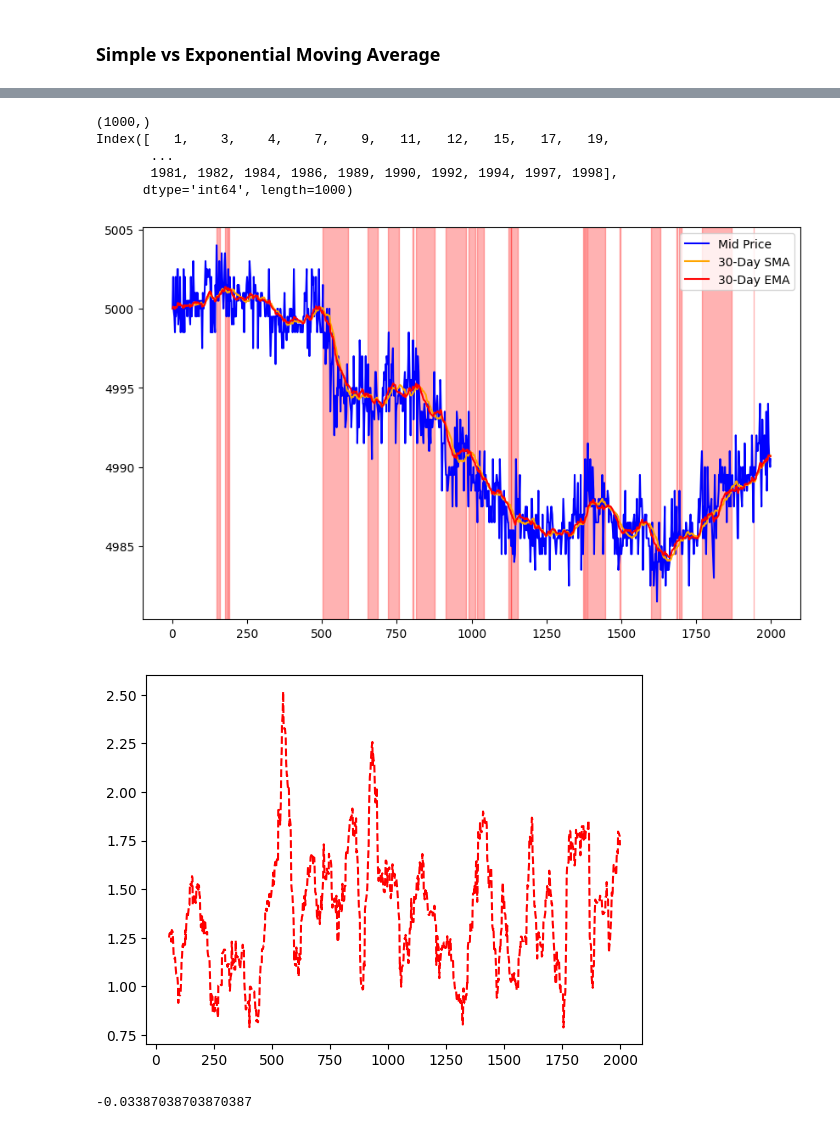
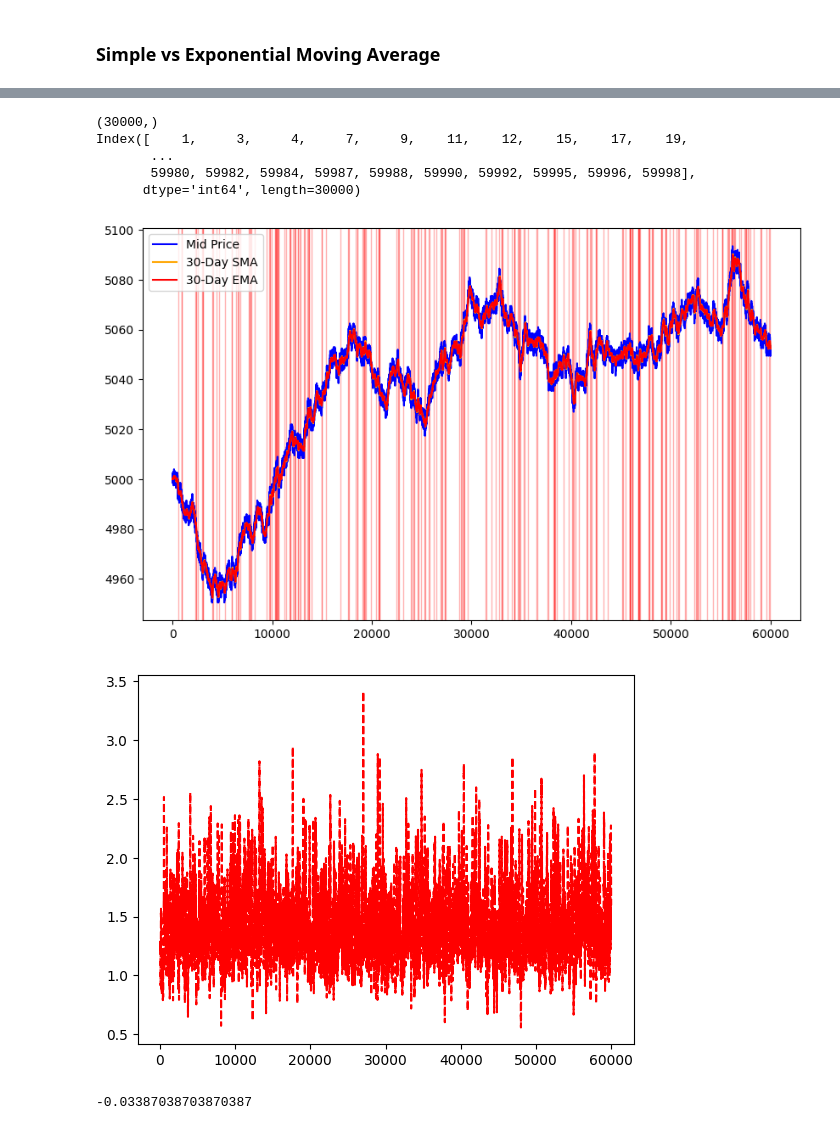
Before and after one commit to timkimneu/IMCProsperityTradingAlgorithm, a Jupyter notebook: round1/eda.ipynb, the cells around one changed output, grey strips where cells are left out. Cells and saved outputs as stored; diff of their text form; code cells hidden in the pictures.

```diff
--- a/round1/eda.ipynb
+++ b/round1/eda.ipynb
@@ -144,6 +144,6 @@ print(df[:300])
 # %%
 # Your initial setup
-starfruit = price_data[price_data['product'] == "STARFRUIT"][:1000]
+starfruit = price_data[price_data['product'] == "STARFRUIT"]
 starfruit_sma_30 = starfruit['mid_price'].rolling(30).mean()
 starfruit_ema_30 = starfruit['mid_price'].ewm(span=30, adjust=False).mean()
 starfruit_ema_30_std = starfruit['mid_price'].rolling(30).std()
@@ -154,40 +154,40 @@ plt.plot(starfruit['mid_price'], color="blue", label='Mid Price')
 plt.plot(starfruit_sma_30, color="orange", label='30-Day SMA')
 plt.plot(starfruit_ema_30, color="red", label='30-Day EMA')
 
 # Find indices where volatility is greater than 1.5
-high_vol_indices = starfruit_ema_30_std > 1.5
+high_vol_indices = starfruit_ema_30_std > 2
 print(high_vol_indices.shape)
 print(high_vol_indices.index)
 
 start_holding = None
 end_holding = None
 for idx in high_vol_indices.index:
     if high_vol_indices[idx] == True:
         if not start_holding:
             start_holding = idx
     else:
         if start_holding:
             end_holding = idx
             # Plot the holding period in red overlay
             plt.axvspan(start_holding, end_holding, color='red', alpha=0.3)
 
             start_holding = None
             end_holding = None
 
 
 plt.legend()
 plt.show()
 
 plt.plot(starfruit_ema_30_std, linestyle="--", color="red")
 plt.show()
 # %% [output]
-(1000,)
-Index([   1,    3,    4,    7,    9,   11,   12,   15,   17,   19,
+(30000,)
+Index([    1,     3,     4,     7,     9,    11,    12,    15,    17,    19,
        ...
-       1981, 1982, 1984, 1986, 1989, 1990, 1992, 1994, 1997, 1998],
-      dtype='int64', length=1000)
+       59980, 59982, 59984, 59987, 59988, 59990, 59992, 59995, 59996, 59998],
+      dtype='int64', length=30000)
-[figure, old version]
+[figure, new version]
-[figure, old version]
+[figure, new version]
 # %%
 def calculate_linear_reg(starfruit):
             """Runs a least squares linear regression through the price data in the self.rolling_periods timeframe"""
```
Also changed, not shown: parts of 1 cell of this notebook, 25 other files.
